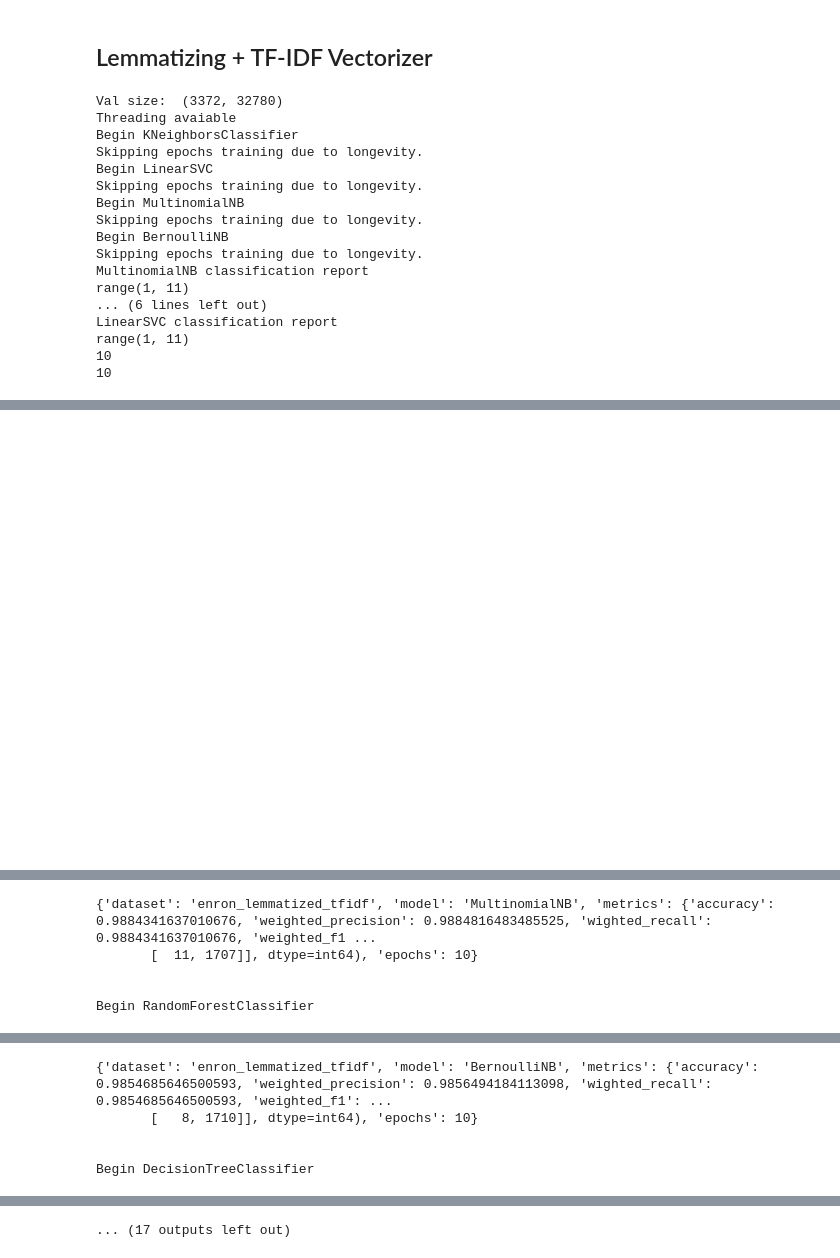
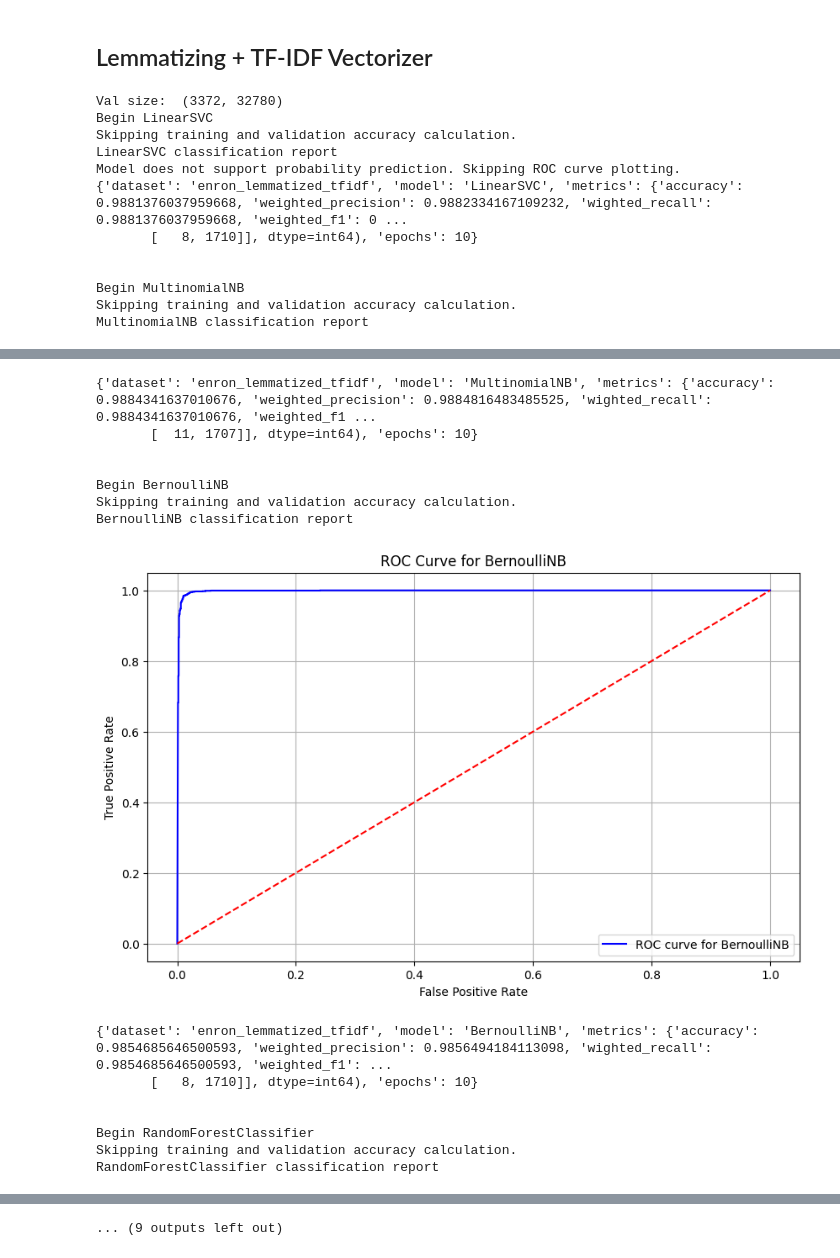
Before and after one commit to WilliamDelnington/EmailSpamDetection, a Jupyter notebook: EnronDatasetTests/enron_classification_2.ipynb, the cells around one changed output, grey strips where cells are left out. Saved outputs shown, nothing was run; the diff lists cells and outputs as text; code cells hidden in the pictures.

Commit message:
Finish ML classification for good

```diff
--- a/EnronDatasetTests/enron_classification_2.ipynb
+++ b/EnronDatasetTests/enron_classification_2.ipynb
@@ -17,5 +17,5 @@ metric_results = []
 # %%
 import joblib
 
-enron_stemmed_countvec = joblib.load("./preprocess/enron_stemmed_countvec.pkl")
+# enron_stemmed_countvec = joblib.load("./preprocess/enron_stemmed_countvec.pkl")
 # %%
@@ -134,5 +45,5 @@ metric_results
 # %% [markdown]
 ## Stemming + TF-IDF Vectorizer
 # %%
-enron_stemmed_tfidf = joblib.load("./preprocess/enron_stemmed_tfidf.pkl")
+# enron_stemmed_tfidf = joblib.load("./preprocess/enron_stemmed_tfidf.pkl")
 # %%
@@ -227,5 +73,5 @@ metric_results
 # %% [markdown]
 ## Lemmatizing + CountVectorizer
 # %%
-enron_lemmatized_countvec = joblib.load("./preprocess/enron_lemmatized_countvec.pkl")
+# enron_lemmatized_countvec = joblib.load("./preprocess/enron_lemmatized_countvec.pkl")
 # %%
@@ -235,15 +81,15 @@ del enron_lemmatized_countvec
 # %%
-clsml2 = ClassificationModel2(enron_lemmatized_countvec_X, enron_y, "enron_lemmatized_countvec")
-clsml2.split()
+# clsml2 = ClassificationModel2(enron_lemmatized_countvec_X, enron_y, "enron_lemmatized_countvec")
+# clsml2.split()
 
-m_r = clsml2.train_and_evaluate_models(
-    valid_size=0.1,
-    max_workers=4,
-    nomlp=True,
-    threading=True,
-    save_plot=True
-)
+# m_r = clsml2.train_and_evaluate_models(
+#     valid_size=0.1,
+#     max_workers=4,
+#     nomlp=True,
+#     threading=True,
+#     save_plot=True
+# )
 
-metric_results.extend(m_r)
+# metric_results.extend(m_r)
 
-del enron_lemmatized_countvec_X, enron_y, m_r
+# del enron_lemmatized_countvec_X, enron_y, m_r
@@ -342,7 +111,7 @@ m_r = clsml2.train_and_evaluate_models(
     valid_size=0.1,
     max_workers=4,
     nomlp=True,
-    threading=True,
+    threading=False,
     save_plot=True
 )
 
@@ -351,19 +120,14 @@ metric_results.extend(m_r)
 del enron_lemmatized_tfidf_X, enron_y, m_r
 # %% [output]
 Val size:  (3372, 32780)
-Threading avaiable
-Begin KNeighborsClassifier
-Skipping epochs training due to longevity.
 Begin LinearSVC
-Skipping epochs training due to longevity.
+Skipping training and validation accuracy calculation.
+LinearSVC classification report
+Model does not support probability prediction. Skipping ROC curve plotting.
+{'dataset': 'enron_lemmatized_tfidf', 'model': 'LinearSVC', 'metrics': {'accuracy': 0.9881376037959668, 'weighted_precision': 0.9882334167109232, 'wighted_recall': 0.9881376037959668, 'weighted_f1': 0 ...
+       [   8, 1710]], dtype=int64), 'epochs': 10}
+
+
 Begin MultinomialNB
-Skipping epochs training due to longevity.
-Begin BernoulliNB
-Skipping epochs training due to longevity.
+Skipping training and validation accuracy calculation.
 MultinomialNB classification report
-range(1, 11)
-... (6 lines left out)
-LinearSVC classification report
-range(1, 11)
-10
-10
@@ -371 +135,15 @@ range(1, 11)
+{'dataset': 'enron_lemmatized_tfidf', 'model': 'MultinomialNB', 'metrics': {'accuracy': 0.9884341637010676, 'weighted_precision': 0.9884816483485525, 'wighted_recall': 0.9884341637010676, 'weighted_f1 ...
+       [  11, 1707]], dtype=int64), 'epochs': 10}
+
+
+Begin BernoulliNB
+Skipping training and validation accuracy calculation.
+BernoulliNB classification report
-[figure, old version]
+[figure, new version]
+{'dataset': 'enron_lemmatized_tfidf', 'model': 'BernoulliNB', 'metrics': {'accuracy': 0.9854685646500593, 'weighted_precision': 0.9856494184113098, 'wighted_recall': 0.9854685646500593, 'weighted_f1': ...
+       [   8, 1710]], dtype=int64), 'epochs': 10}
+
+
+Begin RandomForestClassifier
+Skipping training and validation accuracy calculation.
+RandomForestClassifier classification report
@@ -376,5 +174,0 @@ range(1, 11)
-{'dataset': 'enron_lemmatized_tfidf', 'model': 'MultinomialNB', 'metrics': {'accuracy': 0.9884341637010676, 'weighted_precision': 0.9884816483485525, 'wighted_recall': 0.9884341637010676, 'weighted_f1 ...
-       [  11, 1707]], dtype=int64), 'epochs': 10}
-
-
-Begin RandomForestClassifier
@@ -383,5 +174,0 @@ Begin RandomForestClassifier
-{'dataset': 'enron_lemmatized_tfidf', 'model': 'BernoulliNB', 'metrics': {'accuracy': 0.9854685646500593, 'weighted_precision': 0.9856494184113098, 'wighted_recall': 0.9854685646500593, 'weighted_f1': ...
-       [   8, 1710]], dtype=int64), 'epochs': 10}
-
-
-Begin DecisionTreeClassifier
@@ -389,4 +175,4 @@ Begin DecisionTreeClassifier
-... (17 outputs left out)
+... (9 outputs left out)
 # %%
 del clsml2
 # %%
```
Also changed, not shown: parts of 14 cells of this notebook, 27 other files.
